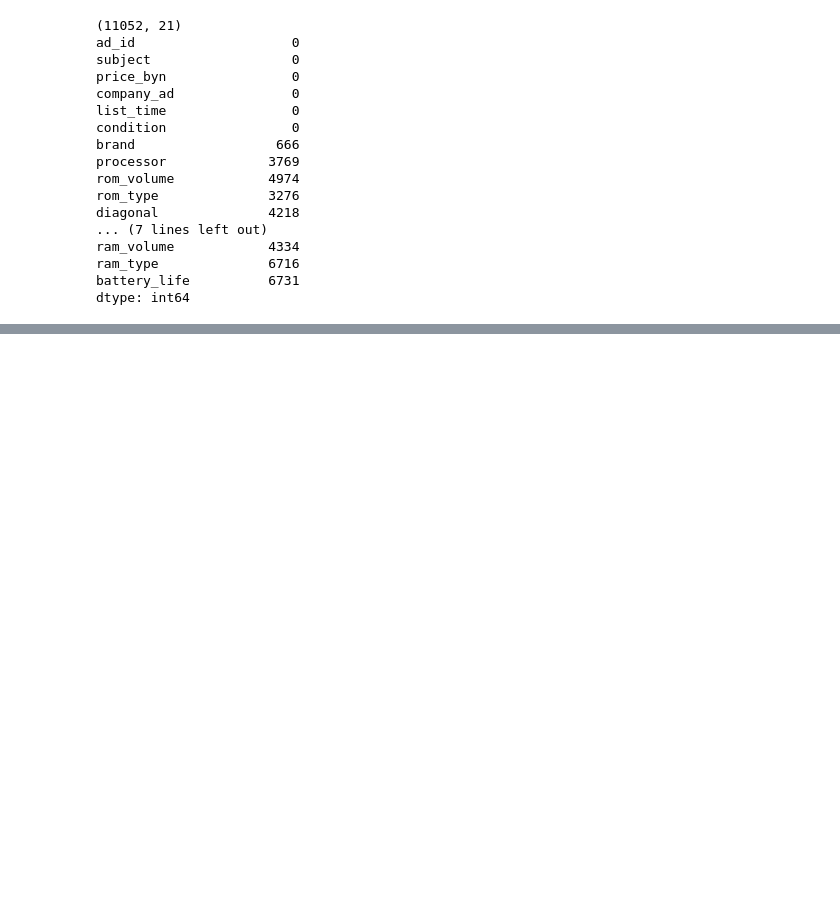
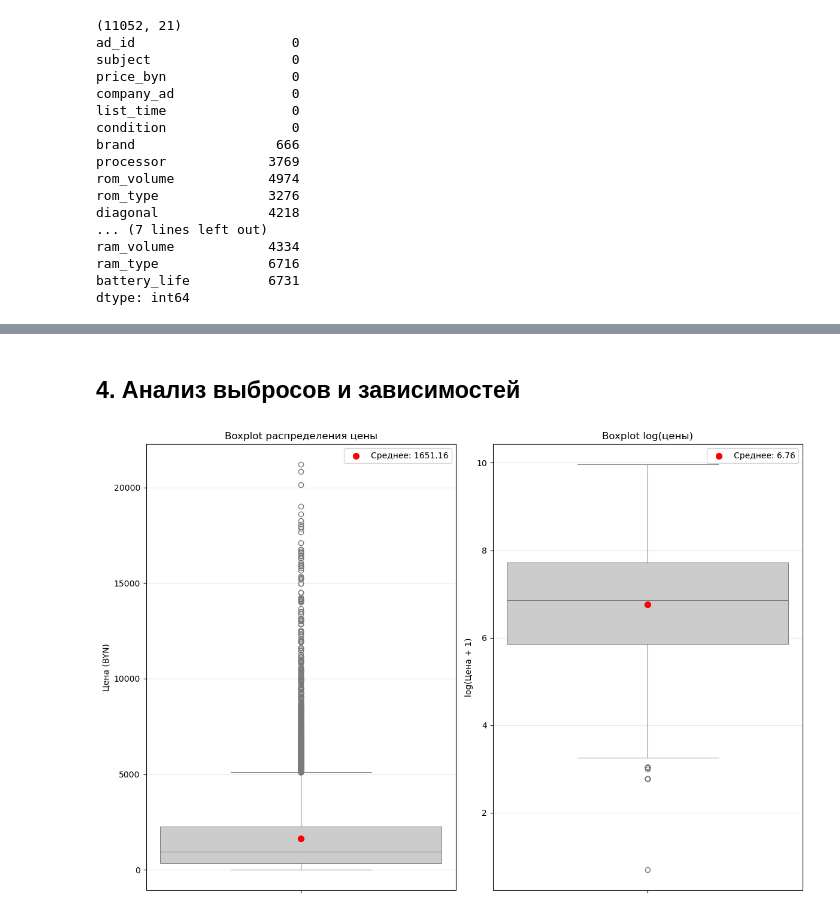
Before and after one commit to venskovalentin/KufarPriceModel, a Jupyter notebook: notebooks/Laptop_EDA.ipynb, the cells around one changed output, grey strips where cells are left out. Cells and saved outputs as stored; diff of their text form; code cells hidden in the pictures; blank space fills up the shorter version.

```diff
--- a/notebooks/Laptop_EDA.ipynb
+++ b/notebooks/Laptop_EDA.ipynb
@@ -633,0 +636,6 @@ df = df.drop(['gaming_laptop'], axis=1)
+# %%
+df["list_time"] = pd.to_datetime(df["list_time"])
+# %%
+df["timedelta_minutes"] = (access_time - df["list_time"]).dt.total_seconds() / 60
+# %%
+df.loc['company_ad'] = 1
@@ -633,0 +668,14 @@ df = df.drop(['gaming_laptop'], axis=1)
+# %%
+def parse_number(val):
+    if pd.isna(val):
+        return np.nan
+    match = re.search(r'\d+\.?\d*', str(val))
+    return float(match.group()) if match else np.nan
+
+def extract_first_number(series: pd.Series, transform=None) -> pd.Series:
+    result = series.apply(parse_number)
+    return result
+
+df["rom_volume"] = extract_first_number(df["rom_volume"])
+df["ram_volume"] = extract_first_number(df["ram_volume"])
+df["diagonal"] = extract_first_number(df["diagonal"])
@@ -633,0 +719,28 @@ df = df.drop(['gaming_laptop'], axis=1)
+# %% [markdown]
+## 4. Анализ выбросов и зависимостей
+# %%
+fig, axes = plt.subplots(1, 2, figsize=(12, 8))
+
+# boxplot
+sns.boxplot(data=df, y="price_byn", color='#CCCCCC', linewidth=0.75, ax=axes[0])
+mean_price = df["price_byn"].mean()
+axes[0].scatter(0, mean_price, color='red', s=50, zorder=3, label=f'Среднее: {mean_price:.2f}')
+axes[0].set_ylabel("Цена (BYN)")
+axes[0].set_title("Boxplot распределения цены")
+axes[0].legend()
+axes[0].grid(True, alpha=0.3, axis='y')
+
+# log boxplot
+log_price = np.log1p(df["price_byn"])
+sns.boxplot(y=log_price, color='#CCCCCC', linewidth=0.75, ax=axes[1])
+mean_log_price = log_price.mean()
+axes[1].scatter(0, mean_log_price, color='red', s=50, zorder=3, label=f'Среднее: {mean_log_price:.2f}')
+axes[1].set_ylabel("log(Цена + 1)")
+axes[1].set_title("Boxplot log(цены)")
+axes[1].legend()
+axes[1].grid(True, alpha=0.3, axis='y')
+
+plt.tight_layout()
+plt.show()
+# %% [output]
+[figure, added]
```
Also changed, not shown: parts of 48 cells of this notebook.
